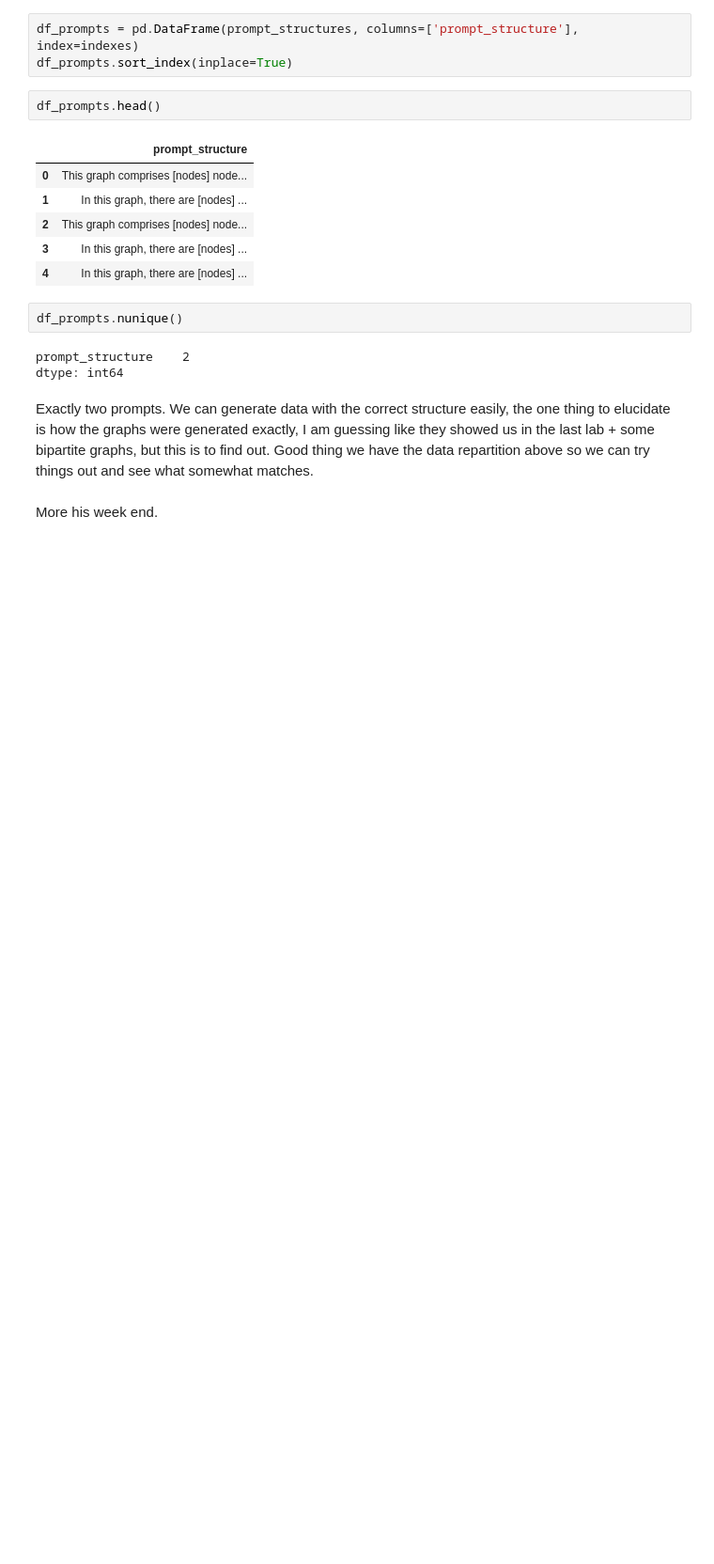
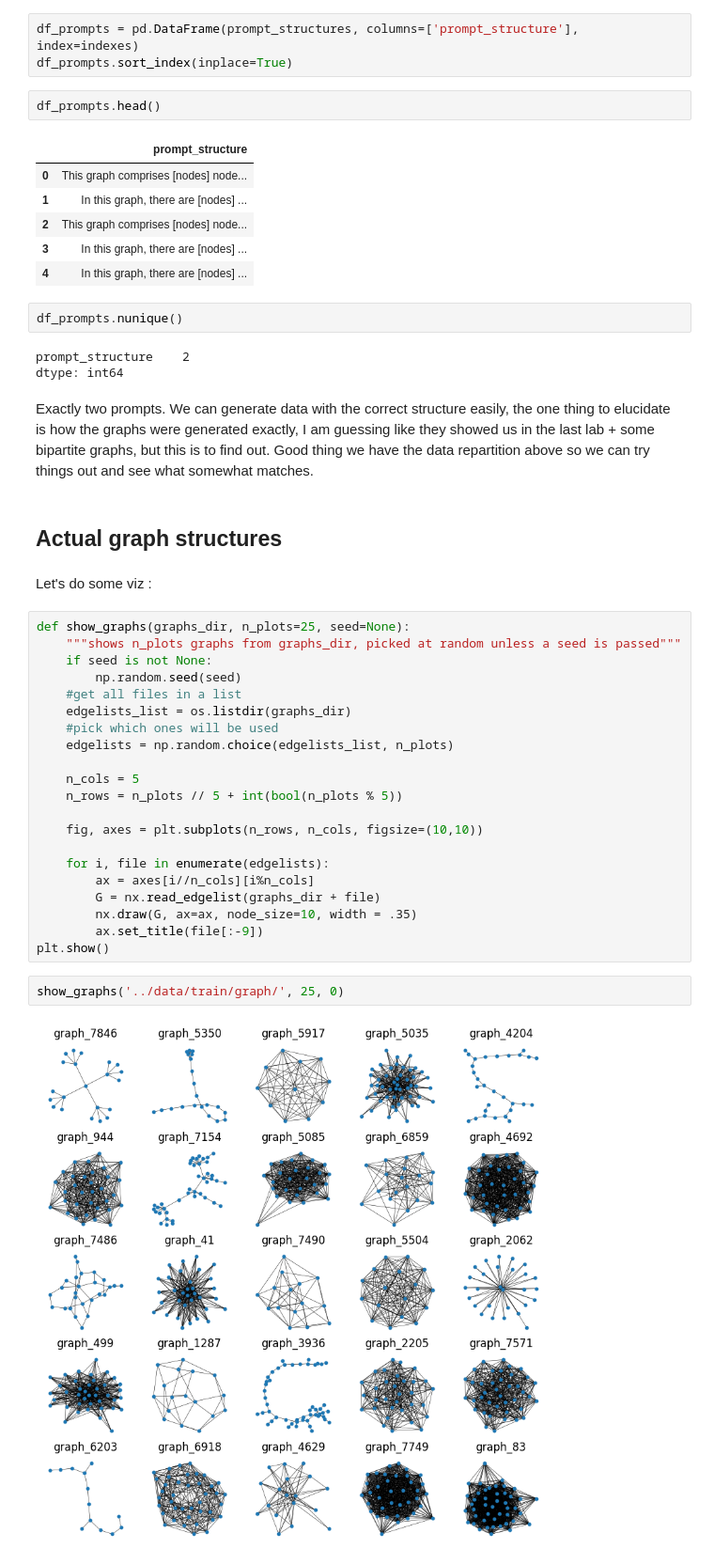
Before and after one commit to go-gle/ALTERGRAD-CGM-22, a Jupyter notebook: data_anylisis.ipynb, the cells around one changed output. Shown at 94% size. Cells and saved outputs as stored; diff of their text form; blank space fills up the shorter version.

Commit message:
updated notebook to display graphs

```diff
--- a/data_anylisis.ipynb
+++ b/data_anylisis.ipynb
@@ -124,5 +125,32 @@ prompt_structure    2
 dtype: int64
 # %% [markdown]
 Exactly two prompts. We can generate data with the correct structure easily, the one thing to elucidate is how the graphs were generated exactly, I am guessing like they showed us in the last lab + some bipartite graphs, but this is to find out. Good thing we have the data repartition above so we can try things out and see what somewhat matches.
-# %% [markdown]
-More his week end.
+# %% [markdown]
+## Actual graph structures
+# %% [markdown]
+Let's do some viz :
+# %%
+def show_graphs(graphs_dir, n_plots=25, seed=None):
+    """shows n_plots graphs from graphs_dir, picked at random unless a seed is passed"""
+    if seed is not None:
+        np.random.seed(seed)
+    #get all files in a list
+    edgelists_list = os.listdir(graphs_dir)
+    #pick which ones will be used
+    edgelists = np.random.choice(edgelists_list, n_plots)
+
+    n_cols = 5
+    n_rows = n_plots // 5 + int(bool(n_plots % 5))
+
+    fig, axes = plt.subplots(n_rows, n_cols, figsize=(10,10))
+
+    for i, file in enumerate(edgelists):
+        ax = axes[i//n_cols][i%n_cols]
+        G = nx.read_edgelist(graphs_dir + file)
+        nx.draw(G, ax=ax, node_size=10, width = .35)
+        ax.set_title(file[:-9])
+plt.show()
+# %%
+show_graphs('../data/train/graph/', 25, 0)
+# %% [output]
+[figure, added]
```
Also changed, not shown: parts of 4 cells of this notebook.
